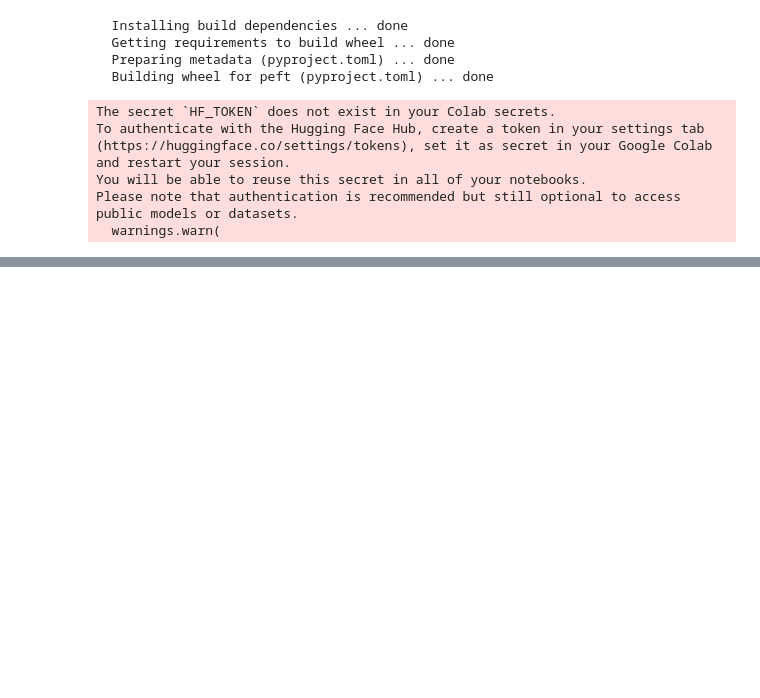
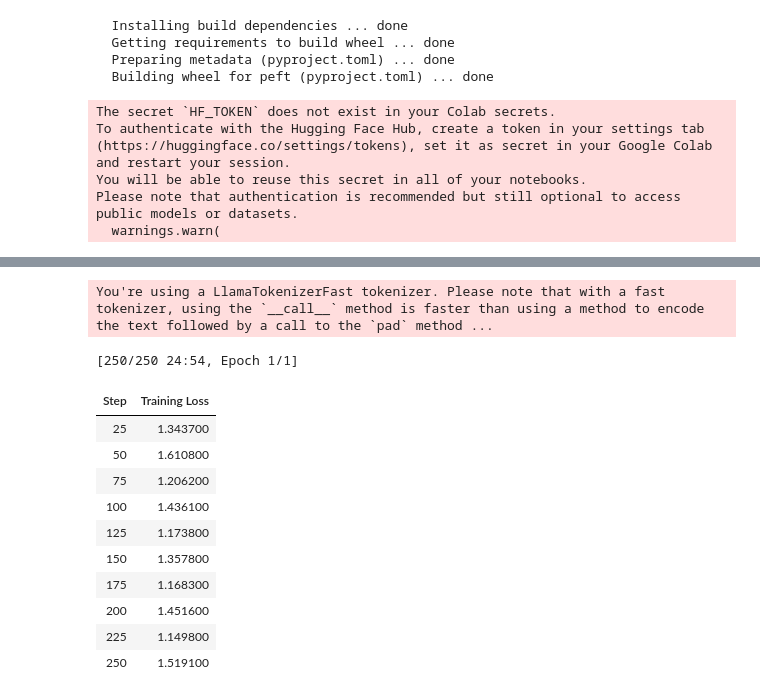
Before and after one commit to renswickd/finetuneLLM-QLoRA, a Jupyter notebook: main.ipynb, the cells around one changed output, grey strips where cells are left out. Drawn from its saved outputs; the diff is of its cells as text; code cells hidden in the pictures; blank space fills up the shorter version.

```diff
--- a/main.ipynb
+++ b/main.ipynb
@@ -268,0 +319,60 @@ model_to_save.save_pretrained("outputs")
+# %%
+# LoRA Config
+peft_parameters = LoraConfig(
+    lora_alpha=16,
+    lora_dropout=0.1,
+    r=8,
+    bias="none",
+    task_type="CAUSAL_LM"
+)
+
+# Training Params
+train_params = TrainingArguments(
+    output_dir="./results_modified",
+    num_train_epochs=1,
+    per_device_train_batch_size=4,
+    gradient_accumulation_steps=1,
+    optim="paged_adamw_32bit",
+    save_steps=25,
+    logging_steps=25,
+    learning_rate=2e-4,
+    weight_decay=0.001,
+    fp16=False,
+    bf16=False,
+    max_grad_norm=0.3,
+    max_steps=-1,
+    warmup_ratio=0.03,
+    group_by_length=True,
+    lr_scheduler_type="constant",
+    report_to="tensorboard"
+)
+
+# Trainer
+fine_tuning = SFTTrainer(
+    model=base_model,
+    train_dataset=training_data,
+    peft_config=peft_parameters,
+    dataset_text_field="text",
+    tokenizer=llama_tokenizer,
+    args=train_params
+)
+
+# Training
+fine_tuning.train()
+
+# Save Model
+fine_tuning.model.save_pretrained(refined_model)
+# %% [output]
+You're using a LlamaTokenizerFast tokenizer. Please note that with a fast tokenizer, using the `__call__` method is faster than using a method to encode the text followed by a call to the `pad` method ...
+[250/250 24:54, Epoch 1/1]
+| Step | Training Loss |
+| 25 | 1.343700 |
+| 50 | 1.610800 |
+| 75 | 1.206200 |
+| 100 | 1.436100 |
+| 125 | 1.173800 |
+| 150 | 1.357800 |
+| 175 | 1.168300 |
+| 200 | 1.451600 |
+| 225 | 1.149800 |
+| 250 | 1.519100 |
```
Also changed, not shown: parts of 5 cells of this notebook.
